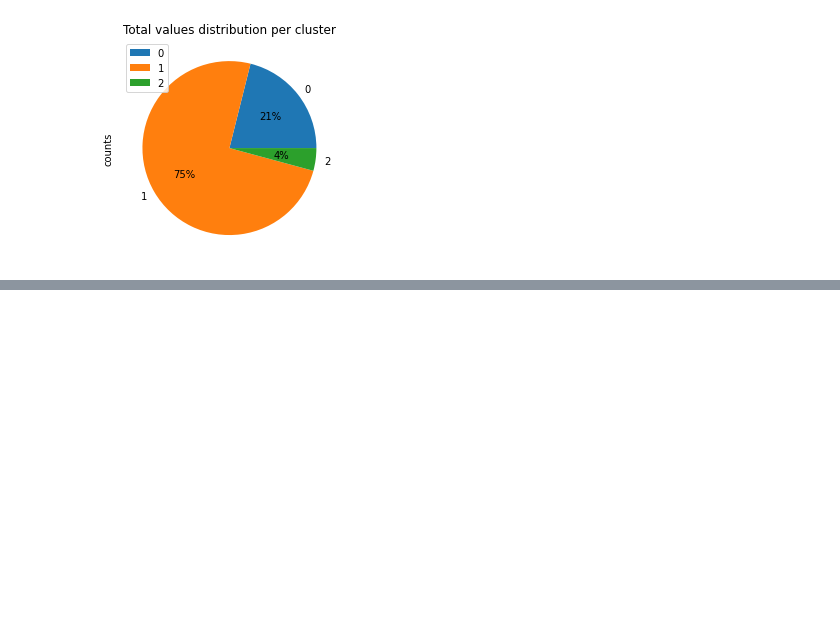
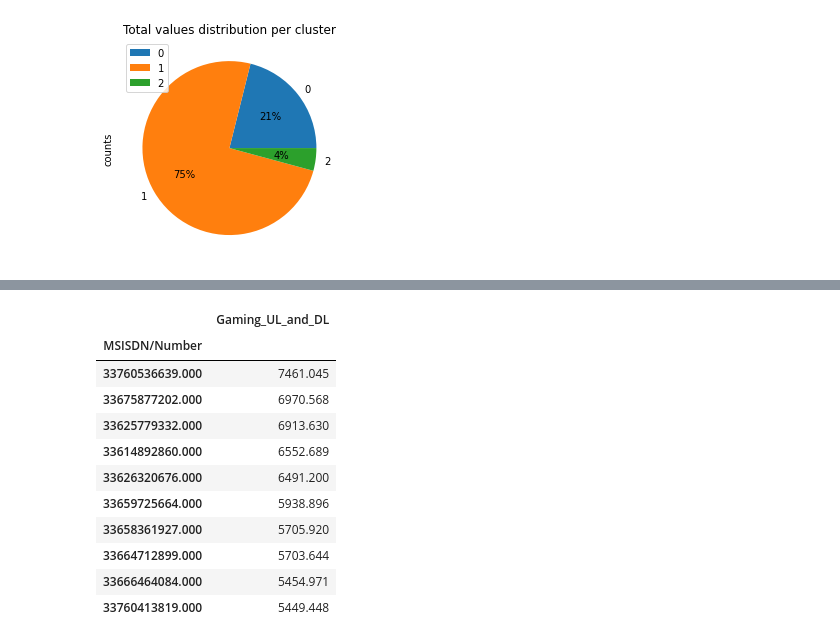
Before and after one commit to Micky373/Telecom_user_analytics, a Jupyter notebook: notebooks/user_engagement_analysis.ipynb, the cells around one changed output, grey strips where cells are left out. Drawn from its saved outputs; the diff is of its cells as text; code cells hidden in the pictures; blank space fills up the shorter version.

```diff
--- a/notebooks/user_engagement_analysis.ipynb
+++ b/notebooks/user_engagement_analysis.ipynb
@@ -276,0 +291,19 @@ cluster_count_dataframe.plot(kind='pie',y='counts',autopct='%1.0f%%',title='Tota
+# %%
+# Sorting to see the top 10 users based on the gaming usage
+
+user_engagement_data = user_engagement_data.sort_values(by='Gaming_UL_and_DL', ascending=False)
+top_gaming_users = user_engagement_data.loc[:,['Gaming_UL_and_DL']]
+top_gaming_users.head(10)
+# %% [output]
+|  | Gaming_UL_and_DL |
+| MSISDN/Number |  |
+| 33760536639.000 | 7461.045 |
+| 33675877202.000 | 6970.568 |
+| 33625779332.000 | 6913.630 |
+| 33614892860.000 | 6552.689 |
+| 33626320676.000 | 6491.200 |
+| 33659725664.000 | 5938.896 |
+| 33658361927.000 | 5705.920 |
+| 33664712899.000 | 5703.644 |
+| 33666464084.000 | 5454.971 |
+| 33760413819.000 | 5449.448 |
```
Also changed, not shown: parts of 1 cell of this notebook.
